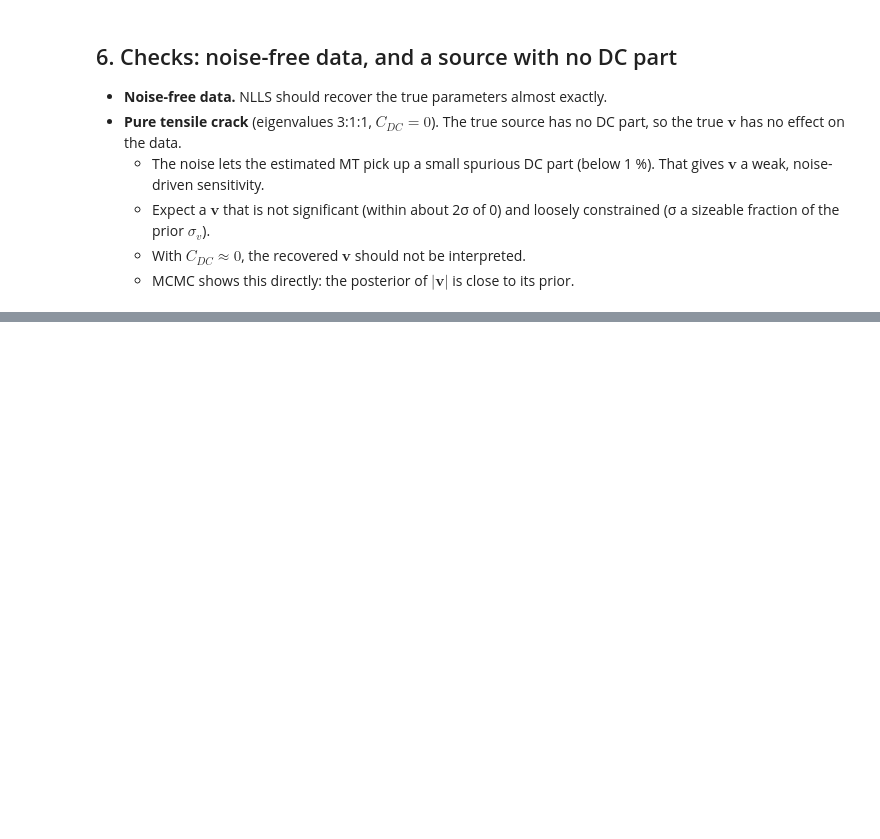
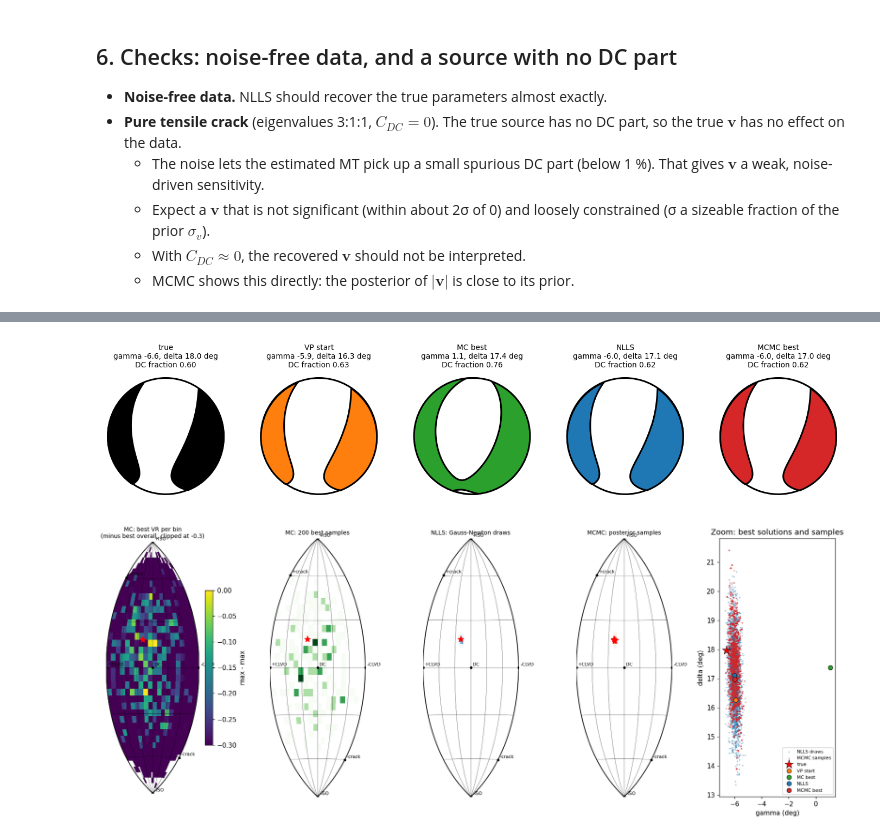
Before and after one commit to TomSHudson/unshake, a Jupyter notebook: examples/directional_inversion_demo.ipynb, the cells around one changed output, grey strips where cells are left out. Saved outputs shown, nothing was run; the diff lists cells and outputs as text; code cells hidden in the pictures; blank space fills up the shorter version.

Commit message:
Added comparision of methods to notebook.

```diff
--- a/examples/directional_inversion_demo.ipynb
+++ b/examples/directional_inversion_demo.ipynb
@@ -443 +463,33 @@ mcmc: 8 chains x 3000 steps (burn-in 1500) in 20.7 s; acceptance 0.25, max R-hat
+# %%
+mts = {'true': m_true, **{k: p[:6] for k, p in solutions.items()}}
+fig, axes = plt.subplots(1, len(mts), figsize=(3.2 * len(mts), 3.4))
+for ax, (k, m6) in zip(axes, mts.items()):
+    plot.beachball(m6, ax=ax, facecolor=colors.get(k, 'k'))
+    g, d = np.degrees(mt.lune(m6))
+    ax.set_title(f'{k}\ngamma {g:.1f}, delta {d:.1f} deg\nDC fraction {mt.decompose(m6)[2]:.2f}', fontsize=9)
+
+fig, axes = plt.subplots(1, 5, figsize=(16, 6.5))
+plot.lune(m6=res_mc.mts, values=res_mc.vr, stat='max', vmin=-0.3, colorbar=True, ax=axes[0], bins=(20, 40))
+axes[0].set_title('MC: best VR per bin\n(minus best overall, clipped at -0.3)', fontsize=9)
+plot.lune(m6=res_mc.mts[top], ax=axes[1], bins=(20, 40), cmap='Greens')
+axes[1].set_title('MC: 200 best samples', fontsize=9)
+plot.lune(m6=draws[:, :6], ax=axes[2], bins=(60, 120), cmap='Blues')
+axes[2].set_title('NLLS: Gauss-Newton draws', fontsize=9)
+plot.lune(result=res_mcmc, ax=axes[3], bins=(60, 120), cmap='Reds')
+axes[3].set_title('MCMC: posterior samples', fontsize=9)
+for ax in axes[:4]:
+    ax.plot(*plot._hammer(*mt.lune(m_true)), 'r*', ms=10)
+# Zoom, in plain (gamma, delta) degrees: NLLS and MCMC samples, and every method's best solution
+ax = axes[4]
+ax.scatter(*np.degrees(mt.lune(draws[::2, :6])), s=2, c='tab:blue', alpha=0.3, label='NLLS draws')
+ax.scatter(*np.degrees(mt.lune(res_mcmc.mts[::4])), s=2, c='tab:red', alpha=0.3, label='MCMC samples')
+for k, m6 in mts.items():
+    ax.plot(*np.degrees(mt.lune(m6)), marker='*' if k == 'true' else 'o', ms=14 if k == 'true' else 7,
+            ls='', color=colors.get(k, 'r'), mec='k', mew=0.6, label=k)
+ax.set(xlabel='gamma (deg)', ylabel='delta (deg)', title='Zoom: best solutions and samples')
+ax.legend(fontsize=7, loc='lower right', markerscale=1)
+plt.tight_layout()
+# %% [output]
+[figure, added]
+[figure, added]
 # %% [markdown]
```
Also changed, not shown: parts of 12 cells of this notebook, 1 other file.
